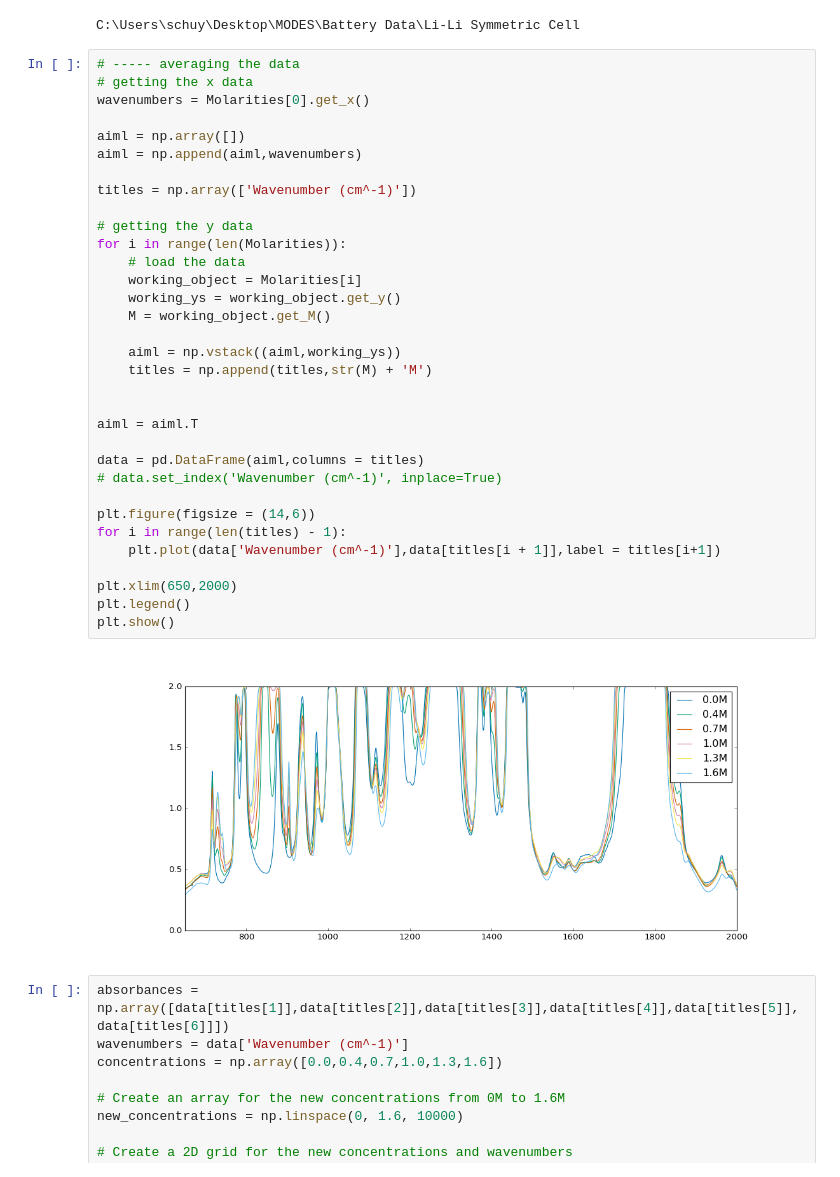
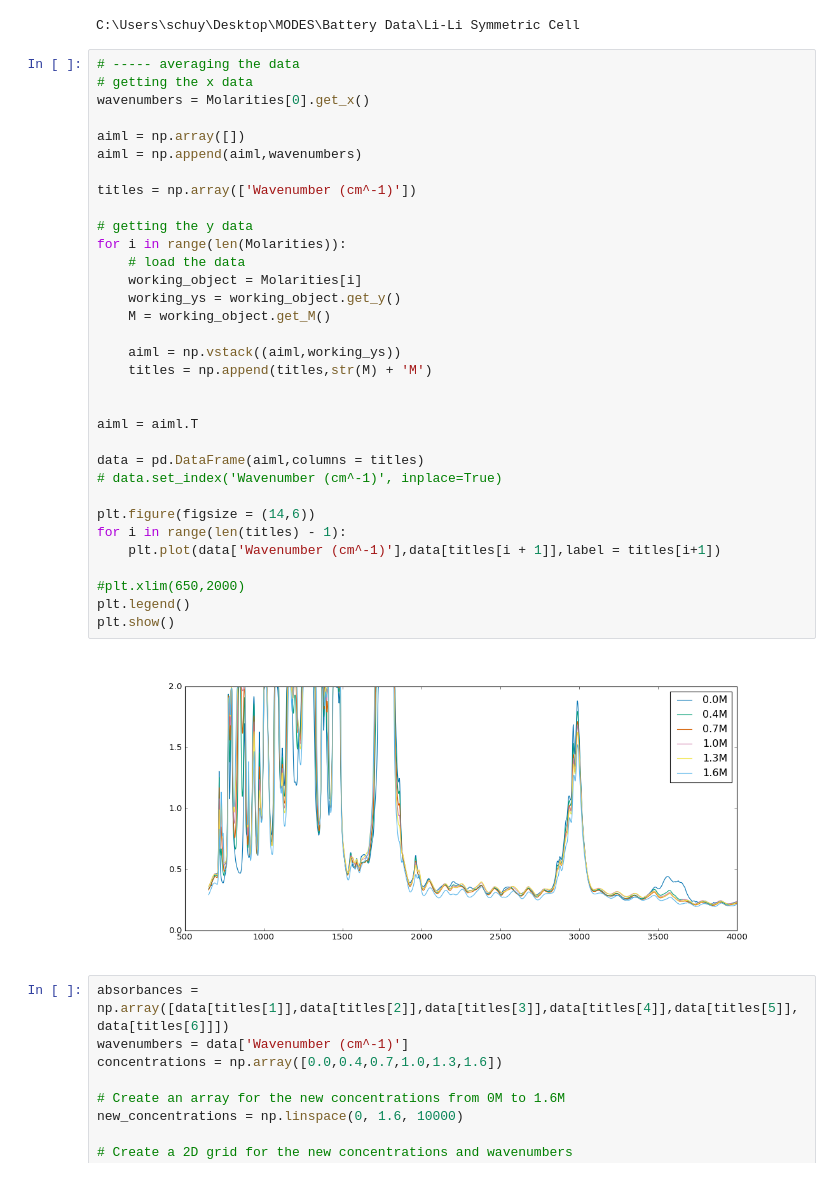
Before and after one commit to MODESBYU/MODES, a Jupyter notebook: Battery Data/Li-Li Symmetric Cell/Diagnostics/Mass_importation.ipynb, the cells around one changed output. Cells and saved outputs as stored; diff of their text form.

```diff
--- a/Battery Data/Li-Li Symmetric Cell/Diagnostics/Mass_importation.ipynb
+++ b/Battery Data/Li-Li Symmetric Cell/Diagnostics/Mass_importation.ipynb
@@ -120,35 +135,35 @@ C:\Users\schuy\Desktop\MODES\Battery Data\Li-Li Symmetric Cell
 wavenumbers = Molarities[0].get_x()
 
 aiml = np.array([])
 aiml = np.append(aiml,wavenumbers)
 
 titles = np.array(['Wavenumber (cm^-1)'])
 
 # getting the y data
 for i in range(len(Molarities)):
     # load the data
     working_object = Molarities[i]
     working_ys = working_object.get_y()
     M = working_object.get_M()
 
     aiml = np.vstack((aiml,working_ys))
     titles = np.append(titles,str(M) + 'M')
 
 
 aiml = aiml.T
 
 data = pd.DataFrame(aiml,columns = titles)
 # data.set_index('Wavenumber (cm^-1)', inplace=True)
 
 plt.figure(figsize = (14,6))
 for i in range(len(titles) - 1):
     plt.plot(data['Wavenumber (cm^-1)'],data[titles[i + 1]],label = titles[i+1])
 
-plt.xlim(650,2000)
+#plt.xlim(650,2000)
 plt.legend()
 plt.show()
 # %% [output]
-[figure, old version]
+[figure, new version]
 # %%
 absorbances = np.array([data[titles[1]],data[titles[2]],data[titles[3]],data[titles[4]],data[titles[5]],data[titles[6]]])
 wavenumbers = data['Wavenumber (cm^-1)']
```
Also changed, not shown: parts of 2 cells of this notebook, 47 other files.
